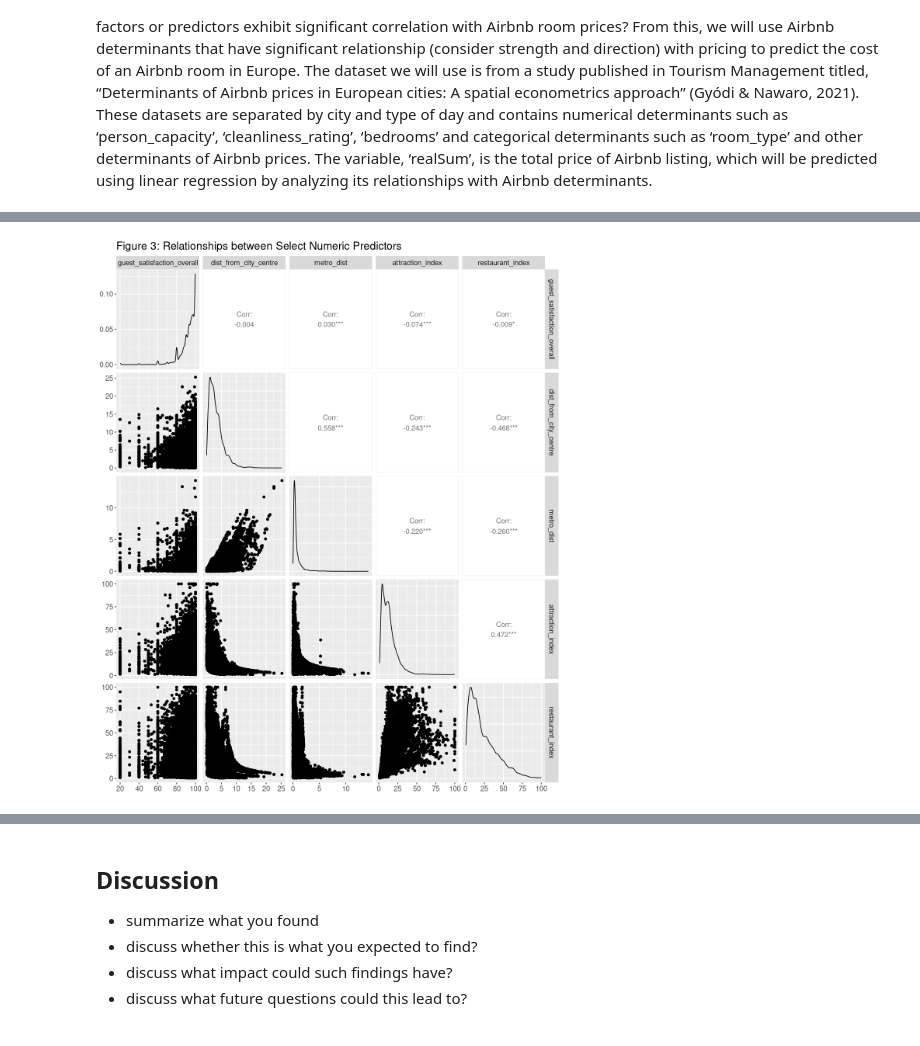
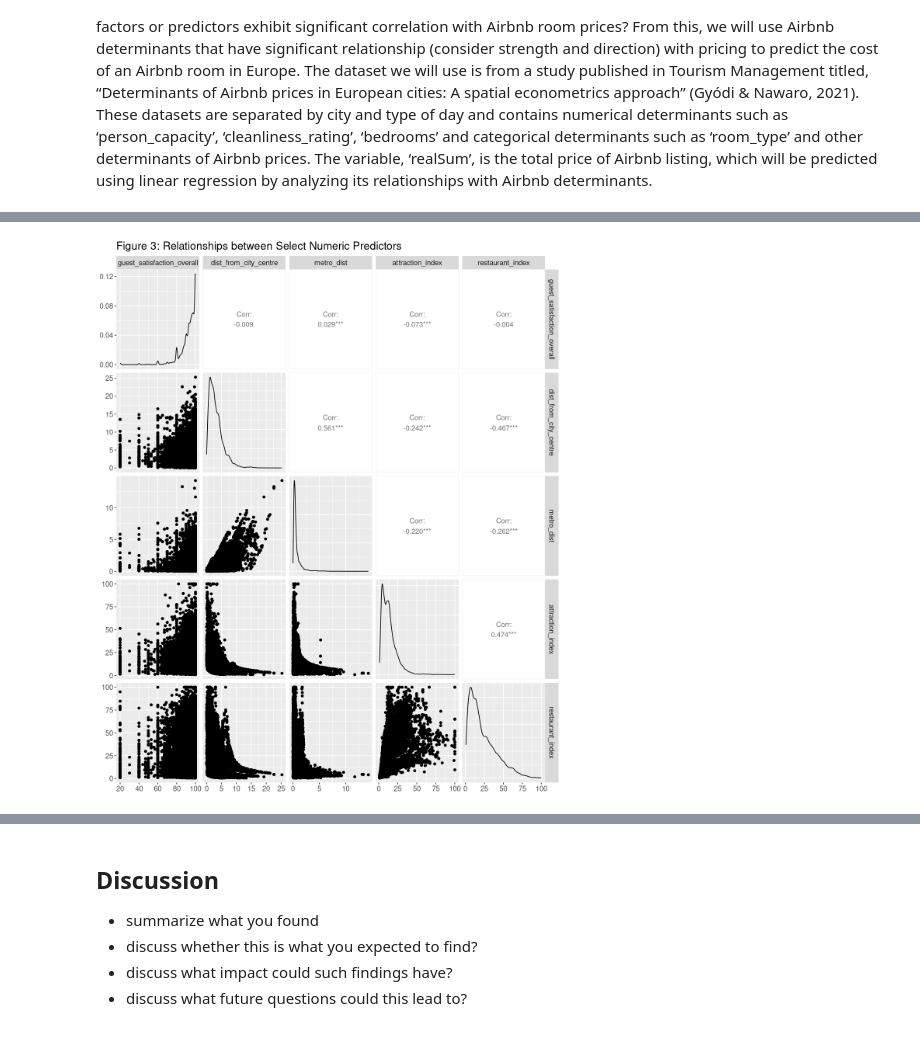
Before and after one commit to Z0rb14n/DSCI-100-Project, a Jupyter notebook: FinalReport.ipynb, the cells around one changed output, grey strips where cells are left out. Cells and saved outputs as stored; diff of their text form; code cells hidden in the pictures.

```diff
--- a/FinalReport.ipynb
+++ b/FinalReport.ipynb
@@ -199,16 +210,16 @@ Thus, we fit a linear model that would incorporate these parameters: a one-hot e
 # %%
 #############################################              #############################################
 ############################################# TODO CLEANUP #############################################
 #############################################              #############################################
 
 options(repr.plot.width = 10, repr.plot.height = 12)
 
-airbnb_sub_numeric <- airbnb_clean |>
+airbnb_sub_numeric <- airbnb_train |>
     select(guest_satisfaction_overall, dist_from_city_centre, metro_dist, attraction_index, restaurant_index)
 
 ggpairs(airbnb_sub_numeric) +
     labs(title = "Figure 3: Relationships between Select Numeric Predictors") +
     theme(text = element_text(size = 14))
 # %% [output]
-[figure, old version]
+[figure, new version]
 # %% [markdown]
```
Also changed, not shown: parts of 18 cells of this notebook.
